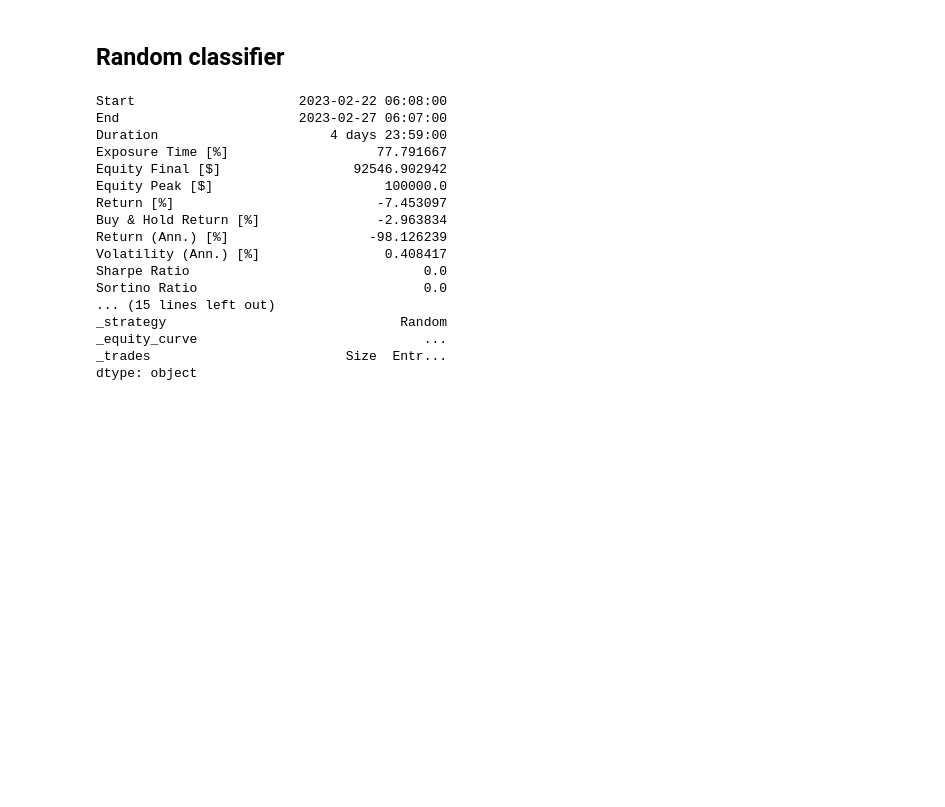
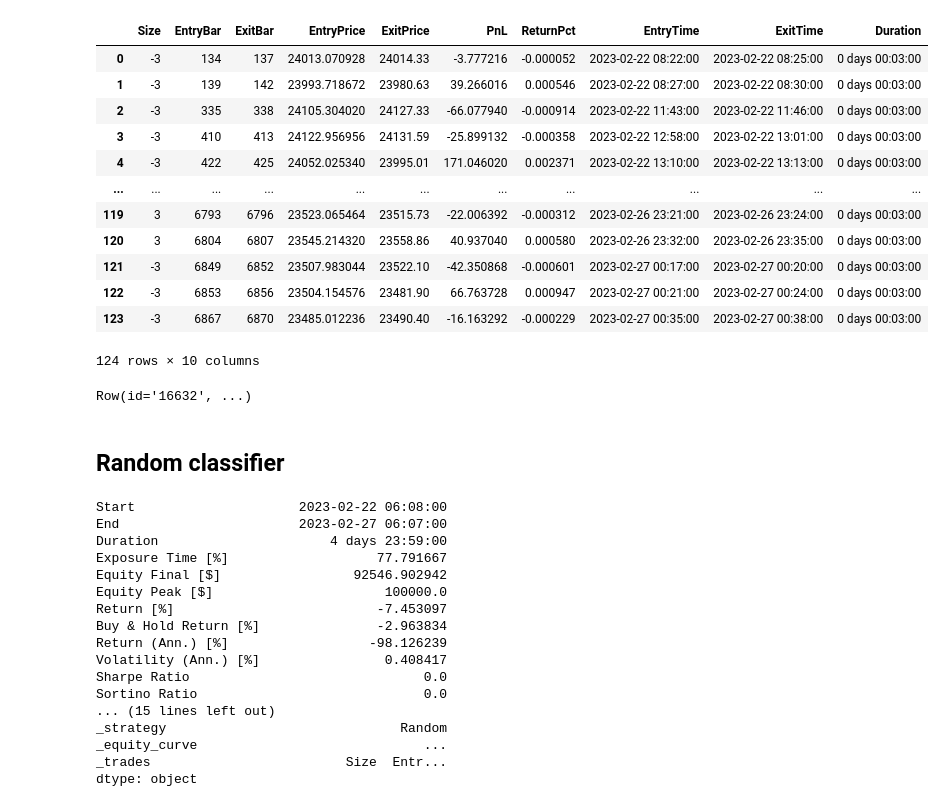
Before and after one commit to Arsenchius/algotrading, a Jupyter notebook: notebooks/strategy_backtest.ipynb, the cells around one changed output. Cells and saved outputs as stored; diff of their text form; code cells hidden in the pictures; blank space fills up the shorter version.

```diff
--- a/notebooks/strategy_backtest.ipynb
+++ b/notebooks/strategy_backtest.ipynb
@@ -44,0 +96,20 @@ connection.close()
+# %%
+def _get_ema(close, index, length):
+    df = pd.DataFrame({"data": list(index), "close": list(close)}).set_index("data")
+    return list(pta.ema(df.close, length=length))
+
+def _get_rsi(close, index, length):
+    df = pd.DataFrame(({"data": list(index), "close": list(close)})).set_index("data")
+    return list(pta.rsi(df.close, length=length))
+
+def _get_macd_main_line(close, index, fast, slow, signal):
+    df = pd.DataFrame({"data": list(index), "close": list(close)}).set_index("data")
+    return list(pta.macd(df.close, fast=fast, slow=slow, signal=signal)["MACD_12_26_9"])
+
+def _get_macd_signal_line(close, index, fast, slow, signal):
+    df = pd.DataFrame({"data": list(index), "close": list(close)}).set_index("data")
+    return list(pta.macd(df.close, fast=fast, slow=slow, signal=signal)["MACDs_12_26_9"])
+
+def _get_macd_hist(close, index, fast, slow, signal):
+    df = pd.DataFrame({"data": list(index), "close": list(close)}).set_index("data")
+    return list(pta.macd(df.close, fast=fast, slow=slow, signal=signal)["MACDh_12_26_9"])
@@ -44,0 +205,4 @@ connection.close()
+# %%
+data["EMA_6"] = _get_ema(data.Close, data.index, length=6)
+data["EMA_22"] = _get_ema(data.Close, data.index, length=22)
+data["EMA_127"] = _get_ema(data.Close, data.index, length=127)
@@ -44,0 +270,5 @@ connection.close()
+# %%
+cash = 100000
+commission = .0004
+bt_random = Backtest(data, TrafficLight2, cash=cash, commission=commission, margin=0.2, trade_on_close=True)
+output = bt_random.run()
@@ -45,3 +295,23 @@ connection.close()
+# %%
+output["_trades"]
+# %% [output]
+|  | Size | EntryBar | ExitBar | EntryPrice | ExitPrice | PnL | ReturnPct | EntryTime | ExitTime | Duration |
+| 0 | -3 | 134 | 137 | 24013.070928 | 24014.33 | -3.777216 | -0.000052 | 2023-02-22 08:22:00 | 2023-02-22 08:25:00 | 0 days 00:03:00 |
+| 1 | -3 | 139 | 142 | 23993.718672 | 23980.63 | 39.266016 | 0.000546 | 2023-02-22 08:27:00 | 2023-02-22 08:30:00 | 0 days 00:03:00 |
+| 2 | -3 | 335 | 338 | 24105.304020 | 24127.33 | -66.077940 | -0.000914 | 2023-02-22 11:43:00 | 2023-02-22 11:46:00 | 0 days 00:03:00 |
+| 3 | -3 | 410 | 413 | 24122.956956 | 24131.59 | -25.899132 | -0.000358 | 2023-02-22 12:58:00 | 2023-02-22 13:01:00 | 0 days 00:03:00 |
+| 4 | -3 | 422 | 425 | 24052.025340 | 23995.01 | 171.046020 | 0.002371 | 2023-02-22 13:10:00 | 2023-02-22 13:13:00 | 0 days 00:03:00 |
+| ... | ... | ... | ... | ... | ... | ... | ... | ... | ... | ... |
+| 119 | 3 | 6793 | 6796 | 23523.065464 | 23515.73 | -22.006392 | -0.000312 | 2023-02-26 23:21:00 | 2023-02-26 23:24:00 | 0 days 00:03:00 |
+| 120 | 3 | 6804 | 6807 | 23545.214320 | 23558.86 | 40.937040 | 0.000580 | 2023-02-26 23:32:00 | 2023-02-26 23:35:00 | 0 days 00:03:00 |
+| 121 | -3 | 6849 | 6852 | 23507.983044 | 23522.10 | -42.350868 | -0.000601 | 2023-02-27 00:17:00 | 2023-02-27 00:20:00 | 0 days 00:03:00 |
+| 122 | -3 | 6853 | 6856 | 23504.154576 | 23481.90 | 66.763728 | 0.000947 | 2023-02-27 00:21:00 | 2023-02-27 00:24:00 | 0 days 00:03:00 |
+| 123 | -3 | 6867 | 6870 | 23485.012236 | 23490.40 | -16.163292 | -0.000229 | 2023-02-27 00:35:00 | 2023-02-27 00:38:00 | 0 days 00:03:00 |
+124 rows × 10 columns
+# %%
+bt_random.plot()
+# %% [output]
+Row(id='16632', ...)
 # %% [markdown]
 ## Random classifier
 # %%
```
Also changed, not shown: parts of 14 cells of this notebook, 6 other files.
